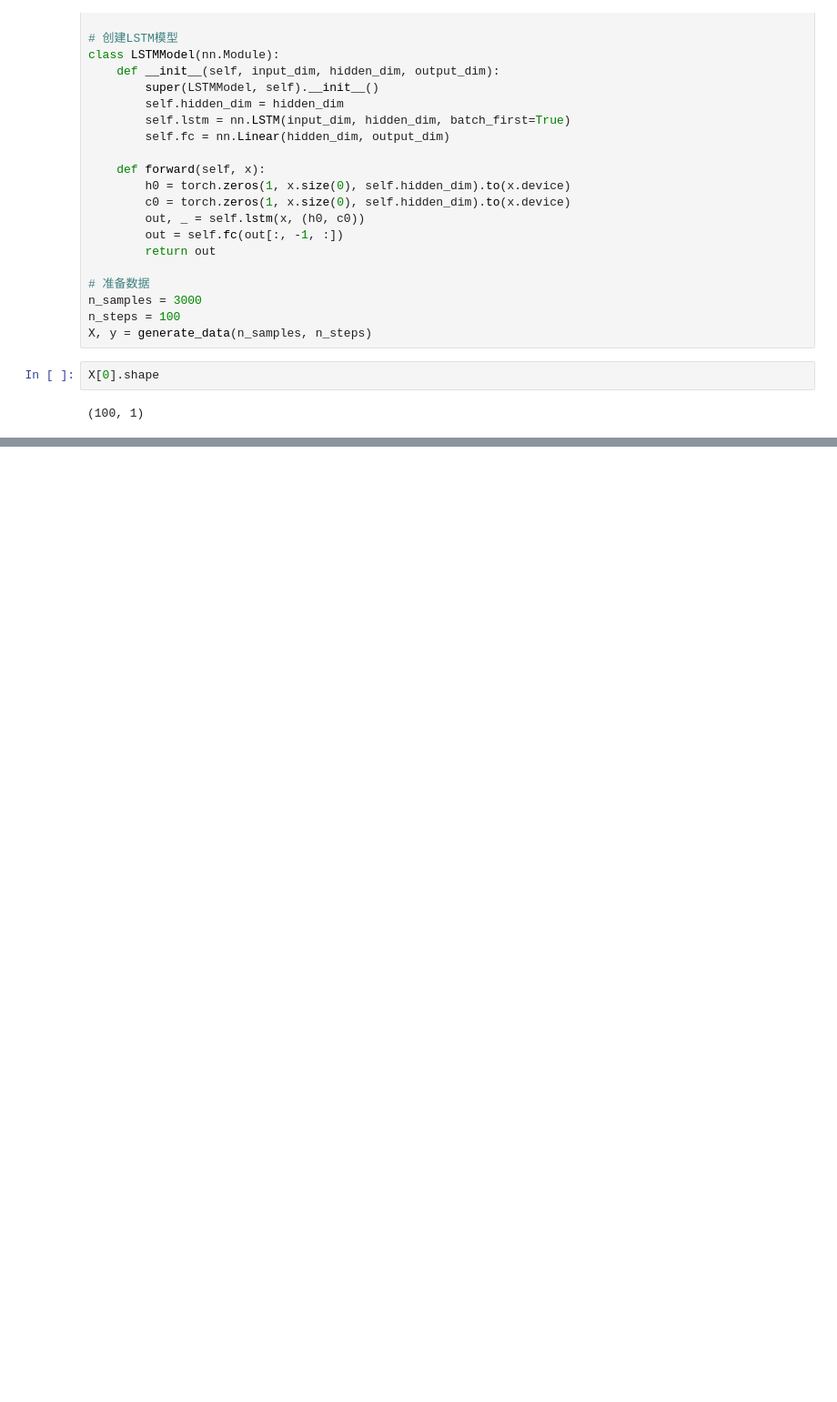
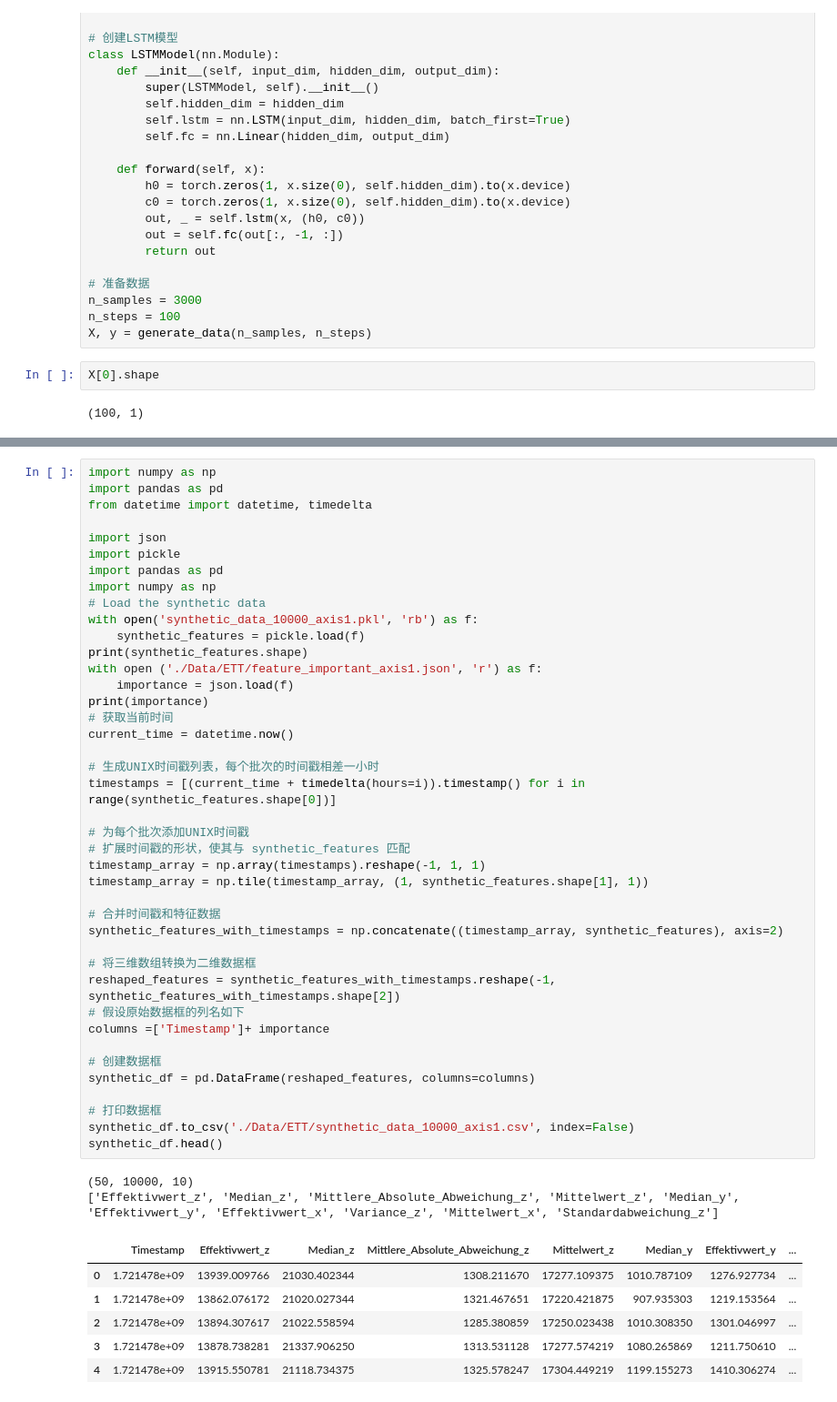
Before and after one commit to lian333/transformer_all, a Jupyter notebook: dataanalyse.ipynb, the cells around one changed output, grey strips where cells are left out. Shown at 91% size. Cells and saved outputs as stored; diff of their text form; blank space fills up the shorter version.

```diff
--- a/dataanalyse.ipynb
+++ b/dataanalyse.ipynb
@@ -498,0 +252,50 @@ Best model saved to best_xgboost_model.pkl
+# %%
+import numpy as np
+import pandas as pd
+from datetime import datetime, timedelta
+
+import json
+import pickle
+import pandas as pd
+import numpy as np
+# Load the synthetic data
+with open('synthetic_data_10000_axis1.pkl', 'rb') as f:
+    synthetic_features = pickle.load(f)
+print(synthetic_features.shape)
+with open ('./Data/ETT/feature_important_axis1.json', 'r') as f:
+    importance = json.load(f)
+print(importance)
+# 获取当前时间
+current_time = datetime.now()
+
+# 生成UNIX时间戳列表，每个批次的时间戳相差一小时
+timestamps = [(current_time + timedelta(hours=i)).timestamp() for i in range(synthetic_features.shape[0])]
+
+# 为每个批次添加UNIX时间戳
+# 扩展时间戳的形状，使其与 synthetic_features 匹配
+timestamp_array = np.array(timestamps).reshape(-1, 1, 1)
+timestamp_array = np.tile(timestamp_array, (1, synthetic_features.shape[1], 1))
+
+# 合并时间戳和特征数据
+synthetic_features_with_timestamps = np.concatenate((timestamp_array, synthetic_features), axis=2)
+
+# 将三维数组转换为二维数据框
+reshaped_features = synthetic_features_with_timestamps.reshape(-1, synthetic_features_with_timestamps.shape[2])
+# 假设原始数据框的列名如下
+columns =['Timestamp']+ importance
+
+# 创建数据框
+synthetic_df = pd.DataFrame(reshaped_features, columns=columns)
+
+# 打印数据框
+synthetic_df.to_csv('./Data/ETT/synthetic_data_10000_axis1.csv', index=False)
+synthetic_df.head()
+# %% [output]
+(50, 10000, 10)
+['Effektivwert_z', 'Median_z', 'Mittlere_Absolute_Abweichung_z', 'Mittelwert_z', 'Median_y', 'Effektivwert_y', 'Effektivwert_x', 'Variance_z', 'Mittelwert_x', 'Standardabweichung_z']
+|  | Timestamp | Effektivwert_z | Median_z | Mittlere_Absolute_Abweichung_z | Mittelwert_z | Median_y | Effektivwert_y | ... |
+| 0 | 1.721478e+09 | 13939.009766 | 21030.402344 | 1308.211670 | 17277.109375 | 1010.787109 | 1276.927734 | ... |
+| 1 | 1.721478e+09 | 13862.076172 | 21020.027344 | 1321.467651 | 17220.421875 | 907.935303 | 1219.153564 | ... |
+| 2 | 1.721478e+09 | 13894.307617 | 21022.558594 | 1285.380859 | 17250.023438 | 1010.308350 | 1301.046997 | ... |
+| 3 | 1.721478e+09 | 13878.738281 | 21337.906250 | 1313.531128 | 17277.574219 | 1080.265869 | 1211.750610 | ... |
+| 4 | 1.721478e+09 | 13915.550781 | 21118.734375 | 1325.578247 | 17304.449219 | 1199.155273 | 1410.306274 | ... |
```
Also changed, not shown: parts of 15 cells of this notebook.
